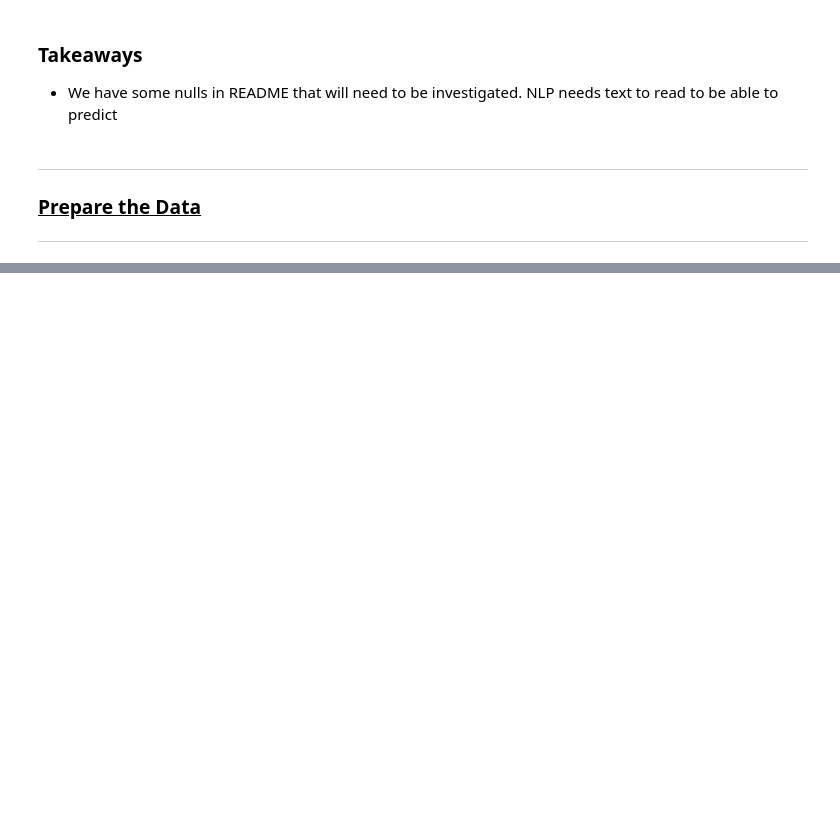
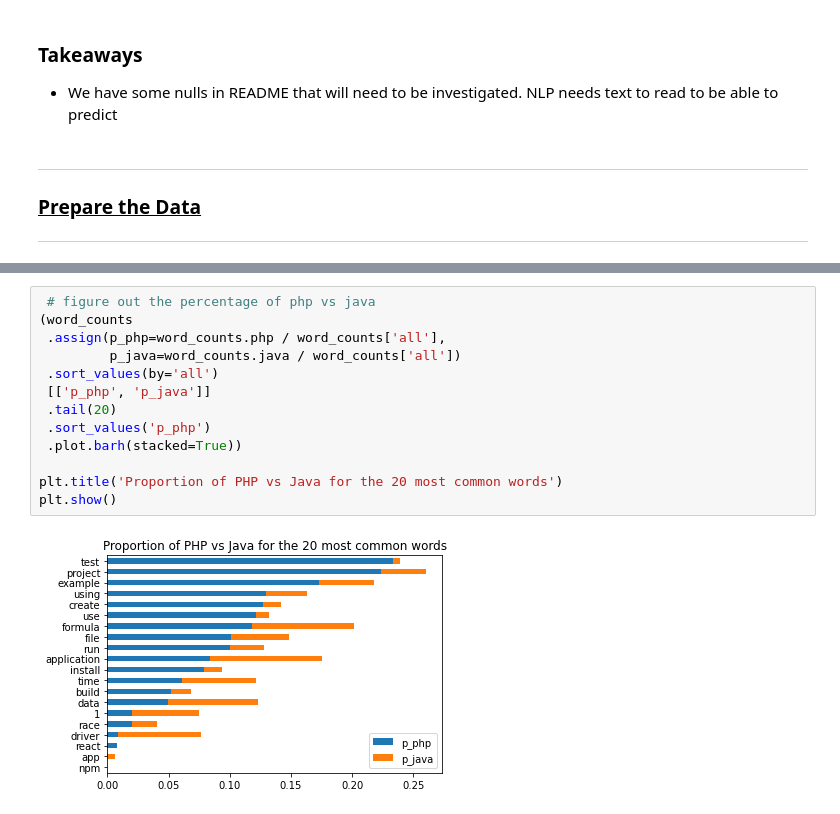
Before and after one commit to DBerchelmann/nlp-project, a Jupyter notebook: NLP_final_project_notebook.ipynb, the cells around one changed output, grey strips where cells are left out. Saved outputs shown, nothing was run; the diff lists cells and outputs as text; blank space fills up the shorter version.

```diff
--- a/NLP_final_project_notebook.ipynb
+++ b/NLP_final_project_notebook.ipynb
@@ -131,0 +319,15 @@ memory usage: 7.8+ KB
+# %%
+ # figure out the percentage of php vs java
+(word_counts
+ .assign(p_php=word_counts.php / word_counts['all'],
+         p_java=word_counts.java / word_counts['all'])
+ .sort_values(by='all')
+ [['p_php', 'p_java']]
+ .tail(20)
+ .sort_values('p_php')
+ .plot.barh(stacked=True))
+
+plt.title('Proportion of PHP vs Java for the 20 most common words')
+plt.show()
+# %% [output]
+[figure, added]
```
Also changed, not shown: parts of 21 cells of this notebook, 2 other files.
